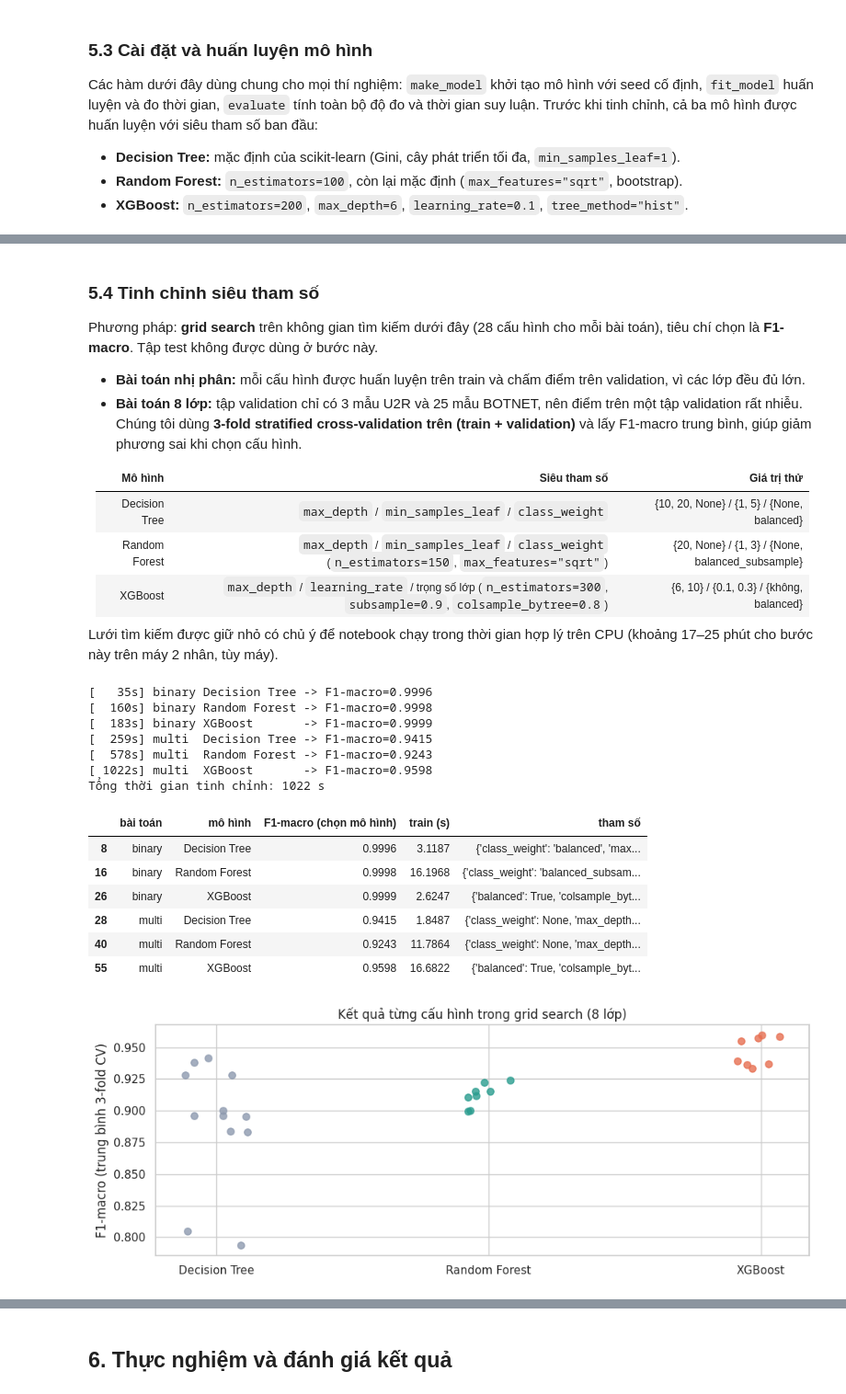
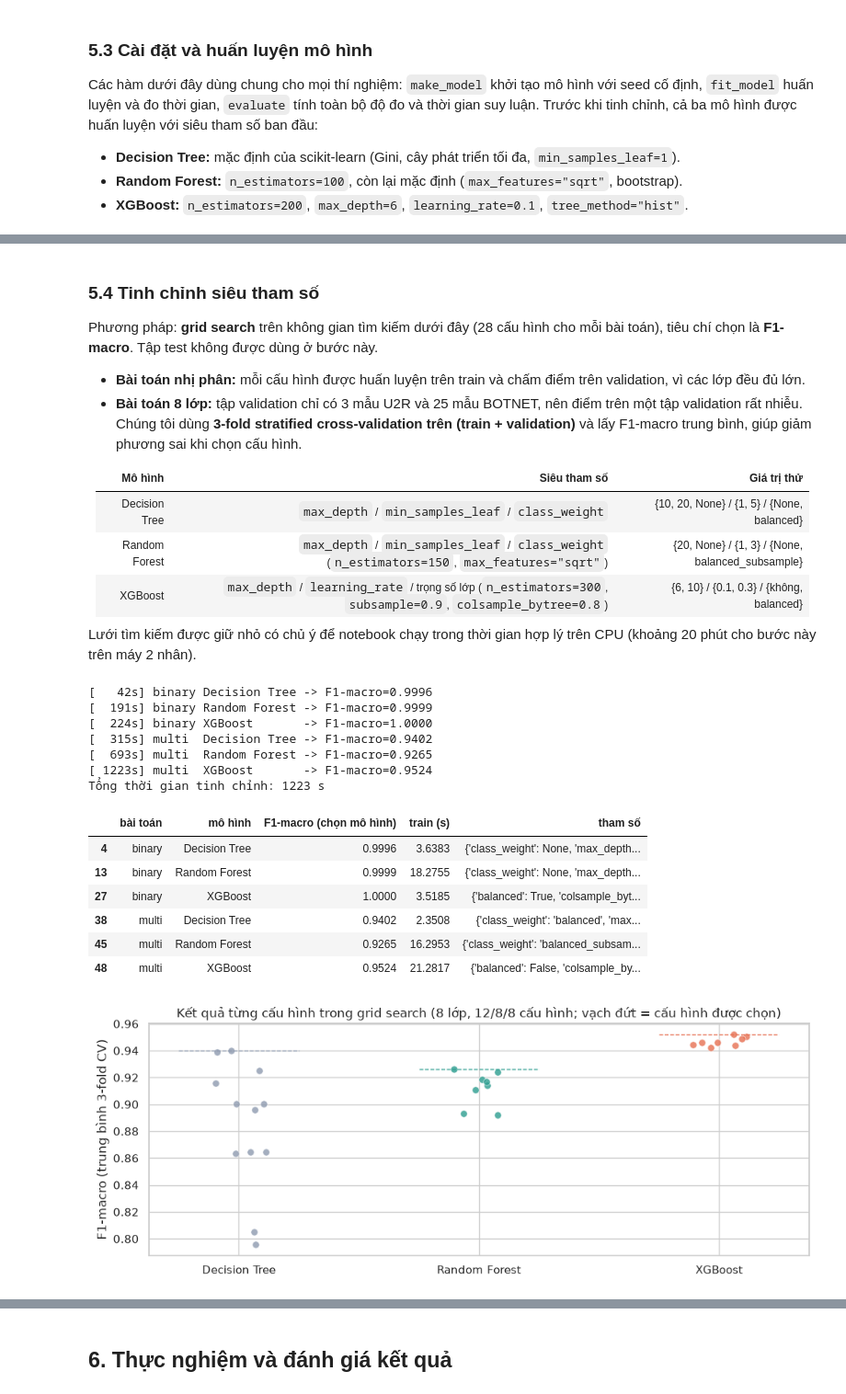
Before and after one commit to PhanManhTan/NT120, a Jupyter notebook: NT120_DoAn_Nhom03_SoSanhML_InSDN.ipynb, the cells around one changed output, grey strips where cells are left out. Shown at 92% size. Saved outputs shown, nothing was run; the diff lists cells and outputs as text; code cells hidden in the pictures.

```diff
--- a/NT120_DoAn_Nhom03_SoSanhML_InSDN.ipynb
+++ b/NT120_DoAn_Nhom03_SoSanhML_InSDN.ipynb
@@ -193,7 +210,7 @@ CANDIDATE_DIRS = [
 DATA_DIR = next((p for p in CANDIDATE_DIRS if p.exists()), None)
 if DATA_DIR is None:
     import kagglehub  # pip install kagglehub
-    DATA_DIR = Path(kagglehub.dataset_download("badcodebuilder/insdn-dataset")) / "InSDN_DatasetCSV"
+    DATA_DIR = Path(kagglehub.dataset_download("badcodebuilder/insdn-dataset/versions/2")) / "InSDN_DatasetCSV"
 
 csv_files = sorted(DATA_DIR.glob("*.csv"))
 print("DATA_DIR:", DATA_DIR)
@@ -208,6 +225,9 @@ for file in csv_files:
 
 df_raw = pd.concat(frames, ignore_index=True, sort=False)
 print("Kích thước dữ liệu gốc:", df_raw.shape)
+# Dừng sớm nếu dữ liệu khác bản đã dùng trong báo cáo (3 file, 343.889 luồng, 84 cột + __source_file)
+assert len(csv_files) == 3 and df_raw.shape == (343889, 85), "Dữ liệu khác phiên bản InSDN đã dùng"
+
 df_raw.head()
 # %% [output]
 DATA_DIR: /root/.cache/kagglehub/datasets/badcodebuilder/insdn-dataset/versions/2/InSDN_DatasetCSV
@@ -511,8 +531,13 @@ n_clipped = int((df[clip_cols] < 0).sum().sum())
 df[clip_cols] = df[clip_cols].clip(lower=0)
 print("Số giá trị âm được cắt về 0:", n_clipped)
 
-# (e) Khử trùng lặp theo (đặc trưng + nhãn): tránh cùng một flow xuất hiện ở cả train và test
+# (e) Khử trùng lặp theo (đặc trưng + nhãn): tránh cùng một flow xuất hiện ở cả train và test.
+#     scikit-learn và XGBoost đều ép đầu vào về float32, nên trùng lặp phải được xác định TRONG KHÔNG GIAN
+#     float32: nếu khử trên float64, một số vector khác nhau ở chữ số thứ 8 trở đi sẽ trở thành giống hệt nhau
+#     khi vào mô hình và rò rỉ giữa train/test. (Ép float32 trước cũng giảm một nửa bộ nhớ.)
 feat_cols = [c for c in df.columns if c not in ("Label", "__source_file")]
+num_feat_cols = [c for c in feat_cols if c != "Protocol"]
+df[num_feat_cols] = df[num_feat_cols].astype("float32")
 df = df.drop_duplicates(subset=feat_cols + ["Label"], keep="first")
 log.append(("Khử trùng lặp (đặc trưng + nhãn)", len(df), df.shape[1]))
 
@@ -571,6 +598,8 @@ label_encoder = LabelEncoder().fit(df["Label"])
 CLASS_NAMES = list(label_encoder.classes_)
 y_multi_all = label_encoder.transform(df["Label"])
 print("Các lớp:", dict(enumerate(CLASS_NAMES)))
+# Chỉ số 7 lớp còn lại khi bỏ U2R (dùng cho độ đo bổ sung "F1-macro trừ U2R")
+KEEP7 = [i for i, c in enumerate(CLASS_NAMES) if c != "U2R"]
 
 
 class ProtocolEncoder:
@@ -795,8 +841,7 @@ def evaluate(model, X, y, task):
     }
     if task == "multi":
         # F1-macro không tính U2R: lớp này chỉ có 2 mẫu trong test nên 1 mẫu đúng/sai làm F1-macro dao động ~0,06
-        keep = [i for i, c in enumerate(CLASS_NAMES) if c != "U2R"]
-        out["F1 (macro, trừ U2R)"] = f1_score(y, pred, labels=keep, average="macro", zero_division=0)
+        out["F1 (macro, trừ U2R)"] = f1_score(y, pred, labels=KEEP7, average="macro", zero_division=0)
     return out, pred, proba
 
 
@@ -839,7 +884,7 @@ Phương pháp: **grid search** trên không gian tìm kiếm dưới đây (28
 | Random Forest | `max_depth` / `min_samples_leaf` / `class_weight` (`n_estimators=150`, `max_features="sqrt"`) | {20, None} / {1, 3} / {None, balanced_subsample} |
 | XGBoost | `max_depth` / `learning_rate` / trọng số lớp (`n_estimators=300`, `subsample=0.9`, `colsample_bytree=0.8`) | {6, 10} / {0.1, 0.3} / {không, balanced} |
 
-Lưới tìm kiếm được giữ nhỏ có chủ ý để notebook chạy trong thời gian hợp lý trên CPU (khoảng 17–25 phút cho bước này trên máy 2 nhân, tùy máy).
+Lưới tìm kiếm được giữ nhỏ có chủ ý để notebook chạy trong thời gian hợp lý trên CPU (khoảng 20 phút cho bước này trên máy 2 nhân).
 # %%
 # Không gian tìm kiếm (grid search) — chọn cấu hình có F1-macro cao nhất
 # (nhị phân: chấm trên tập validation; 8 lớp: trung bình 3-fold CV trên train + val)
@@ -910,35 +955,37 @@ best_table = (tuning_df.sort_values("F1-macro (chọn mô hình)", ascending=Fal
 pd.set_option("display.max_colwidth", 200)
 display(best_table[["bài toán", "mô hình", "F1-macro (chọn mô hình)", "train (s)", "tham số"]])
 # %% [output]
-[   35s] binary Decision Tree -> F1-macro=0.9996
-[  160s] binary Random Forest -> F1-macro=0.9998
-[  183s] binary XGBoost       -> F1-macro=0.9999
-[  259s] multi  Decision Tree -> F1-macro=0.9415
-[  578s] multi  Random Forest -> F1-macro=0.9243
-[ 1022s] multi  XGBoost       -> F1-macro=0.9598
-Tổng thời gian tinh chỉnh: 1022 s
+[   42s] binary Decision Tree -> F1-macro=0.9996
+[  191s] binary Random Forest -> F1-macro=0.9999
+[  224s] binary XGBoost       -> F1-macro=1.0000
+[  315s] multi  Decision Tree -> F1-macro=0.9402
+[  693s] multi  Random Forest -> F1-macro=0.9265
+[ 1223s] multi  XGBoost       -> F1-macro=0.9524
+Tổng thời gian tinh chỉnh: 1223 s
 |  | bài toán | mô hình | F1-macro (chọn mô hình) | train (s) | tham số |
-| 8 | binary | Decision Tree | 0.9996 | 3.1187 | {'class_weight': 'balanced', 'max... |
-| 16 | binary | Random Forest | 0.9998 | 16.1968 | {'class_weight': 'balanced_subsam... |
-| 26 | binary | XGBoost | 0.9999 | 2.6247 | {'balanced': True, 'colsample_byt... |
-| 28 | multi | Decision Tree | 0.9415 | 1.8487 | {'class_weight': None, 'max_depth... |
-| 40 | multi | Random Forest | 0.9243 | 11.7864 | {'class_weight': None, 'max_depth... |
-| 55 | multi | XGBoost | 0.9598 | 16.6822 | {'balanced': True, 'colsample_byt... |
+| 4 | binary | Decision Tree | 0.9996 | 3.6383 | {'class_weight': None, 'max_depth... |
+| 13 | binary | Random Forest | 0.9999 | 18.2755 | {'class_weight': None, 'max_depth... |
+| 27 | binary | XGBoost | 1.0000 | 3.5185 | {'balanced': True, 'colsample_byt... |
+| 38 | multi | Decision Tree | 0.9402 | 2.3508 | {'class_weight': 'balanced', 'max... |
+| 45 | multi | Random Forest | 0.9265 | 16.2953 | {'class_weight': 'balanced_subsam... |
+| 48 | multi | XGBoost | 0.9524 | 21.2817 | {'balanced': False, 'colsample_by... |
 # %%
 # Độ nhạy của F1-macro (trung bình 3-fold CV) với các cấu hình trong lưới tìm kiếm — bài toán 8 lớp
+rng_jitter = np.random.default_rng(SEED)          # nhiễu ngang chỉ để các điểm không chồng lên nhau
 fig, ax = plt.subplots(figsize=(10, 4))
 sub = tuning_df[tuning_df["bài toán"] == "multi"]
 for i, name in enumerate(MODEL_NAMES):
     s = sub[sub["mô hình"] == name]["F1-macro (chọn mô hình)"]
-    ax.scatter(np.full(len(s), i) + np.random.uniform(-0.12, 0.12, len(s)), s,
-               color=MODEL_COLORS[name], s=45, alpha=0.8)
+    ax.scatter(np.full(len(s), i) + rng_jitter.uniform(-0.12, 0.12, len(s)), s,
+               color=MODEL_COLORS[name], s=45, alpha=0.8, edgecolor="white", linewidth=0.5)
+    ax.hlines(s.max(), i - 0.25, i + 0.25, color=MODEL_COLORS[name], linestyle="--", linewidth=1)
 ax.set_xticks(range(3), MODEL_NAMES)
 ax.set_ylabel("F1-macro (trung bình 3-fold CV)")
-ax.set_title("Kết quả từng cấu hình trong grid search (8 lớp)")
+ax.set_title("Kết quả từng cấu hình trong grid search (8 lớp, 12/8/8 cấu hình; vạch đứt = cấu hình được chọn)")
 plt.tight_layout()
 plt.show()
 # %% [output]
-[figure, old version]
+[figure, new version]
 # %% [markdown]
 **Cấu hình được chọn:**
 
```
Also changed, not shown: parts of 43 cells of this notebook.
